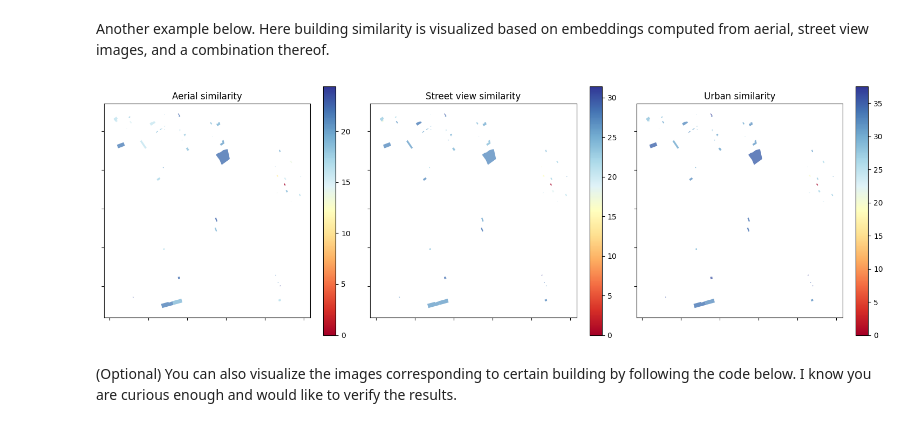
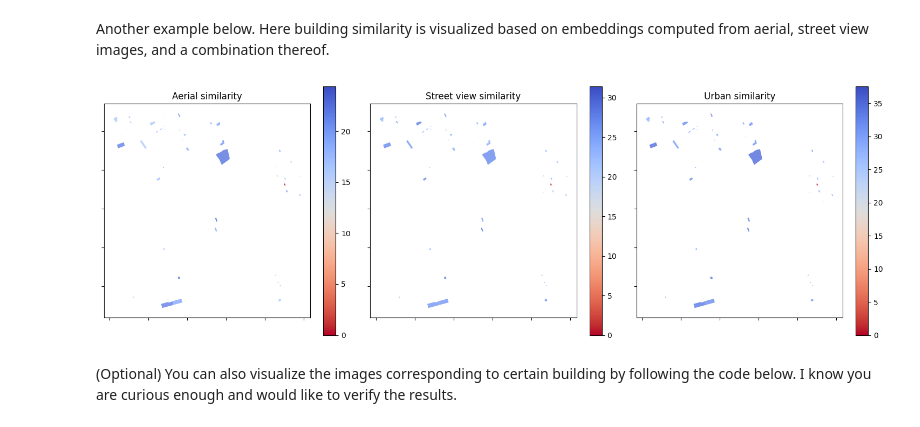
Before and after one commit to AiDAPT-A/2024-Q3-ai-in-architecture, a Jupyter notebook: tutorials/6_2_urban_similarity.ipynb, the cells around one changed output. Saved outputs shown, nothing was run; the diff lists cells and outputs as text; code cells hidden in the pictures.

```diff
--- a/tutorials/6_2_urban_similarity.ipynb
+++ b/tutorials/6_2_urban_similarity.ipynb
@@ -486,31 +486,31 @@ Another example below. Here building similarity is visualized based on embedding
 # %%
 # Create a figure and 3 subplots, organized horizontally (1 row, 3 columns)
 fig, axs = plt.subplots(1, 3, figsize=(15, 5))
 
 # Plotting the same 'column' with different color maps on each subplot
-tile.plot(column='aerial_similarity', ax=axs[0], legend=True, alpha=0.8, cmap='RdYlBu')
-tile.plot(column='streetview_similarity', ax=axs[1], legend=True, alpha=0.8, cmap='RdYlBu')
-tile.plot(column='urban_similarity', ax=axs[2], legend=True, alpha=0.8, cmap='RdYlBu')
+tile.plot(column='aerial_similarity', ax=axs[0], legend=True, alpha=0.8, cmap='coolwarm_r')
+tile.plot(column='streetview_similarity', ax=axs[1], legend=True, alpha=0.8, cmap='coolwarm_r')
+tile.plot(column='urban_similarity', ax=axs[2], legend=True, alpha=0.8, cmap='coolwarm_r')
 
 # Set titles for each subplot for clarity
 axs[0].set_title('Aerial similarity')
 axs[1].set_title('Street view similarity')
 axs[2].set_title('Urban similarity')
 
 # Remove axis labels and tick labels for all subplots
 for ax in axs:
     ax.set_xlabel('')
     ax.set_ylabel('')
     ax.set_xticklabels([])
     ax.set_yticklabels([])
 
 # Adjust layout to make room for the legend
 plt.tight_layout()
 
 # Display the plot
 plt.show()
 # %% [output]
-[figure, old version]
+[figure, new version]
 # %% [markdown]
 (Optional) You can also visualize the images corresponding to certain building by following the code below. I know you are curious enough and would like to verify the results.
 # %%
```
Also changed, not shown: parts of 22 cells of this notebook.
